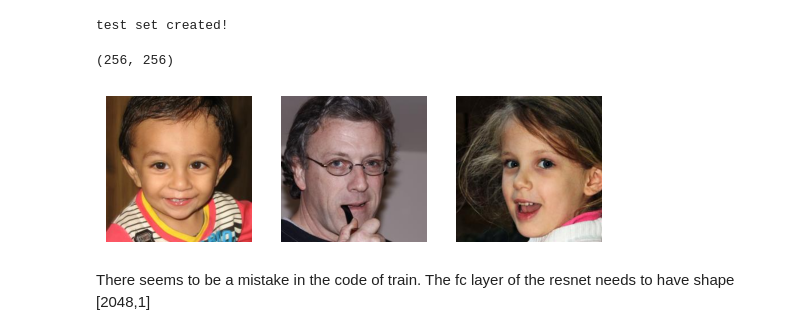
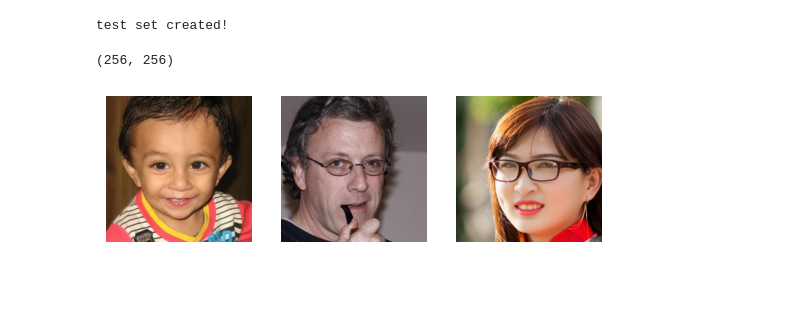
Before and after one commit to alassanediagne/3dcv-students, a Jupyter notebook: train_gan_faces.ipynb, the cells around one changed output. Saved outputs shown, nothing was run; the diff lists cells and outputs as text; code cells hidden in the pictures; blank space fills up the shorter version.

```diff
--- a/train_gan_faces.ipynb
+++ b/train_gan_faces.ipynb
@@ -150,18 +150,16 @@ test set created!
 # %%
 fig, (ax1,ax2,ax3) = plt.subplots(1,3)
 ax1.imshow(Image.open("/content/neural-colorization/train/00010.jpg"))
 ax1.set_axis_off()
 ax2.imshow(Image.open("/content/neural-colorization/train/00123.jpg"))
 ax2.set_axis_off()
-ax3.imshow(Image.open("/content/neural-colorization/train/00151.jpg"))
+ax3.imshow(Image.open("/content/neural-colorization/test/00522.jpg"))
 ax3.set_axis_off()
 Image.open("/content/neural-colorization/train/00010.jpg").size
 # %% [output]
 (256, 256)
-[figure, old version]
+[figure, new version]
 # %%
 from torchvision.models import ResNet18_Weights
 torch.save(ResNet18_Weights.DEFAULT,"resnet18.pth")
-# %% [markdown]
-There seems to be a mistake in the code of train. The fc layer of the resnet needs to have shape [2048,1]
 # %%
```
Also changed, not shown: parts of 4 cells of this notebook.
